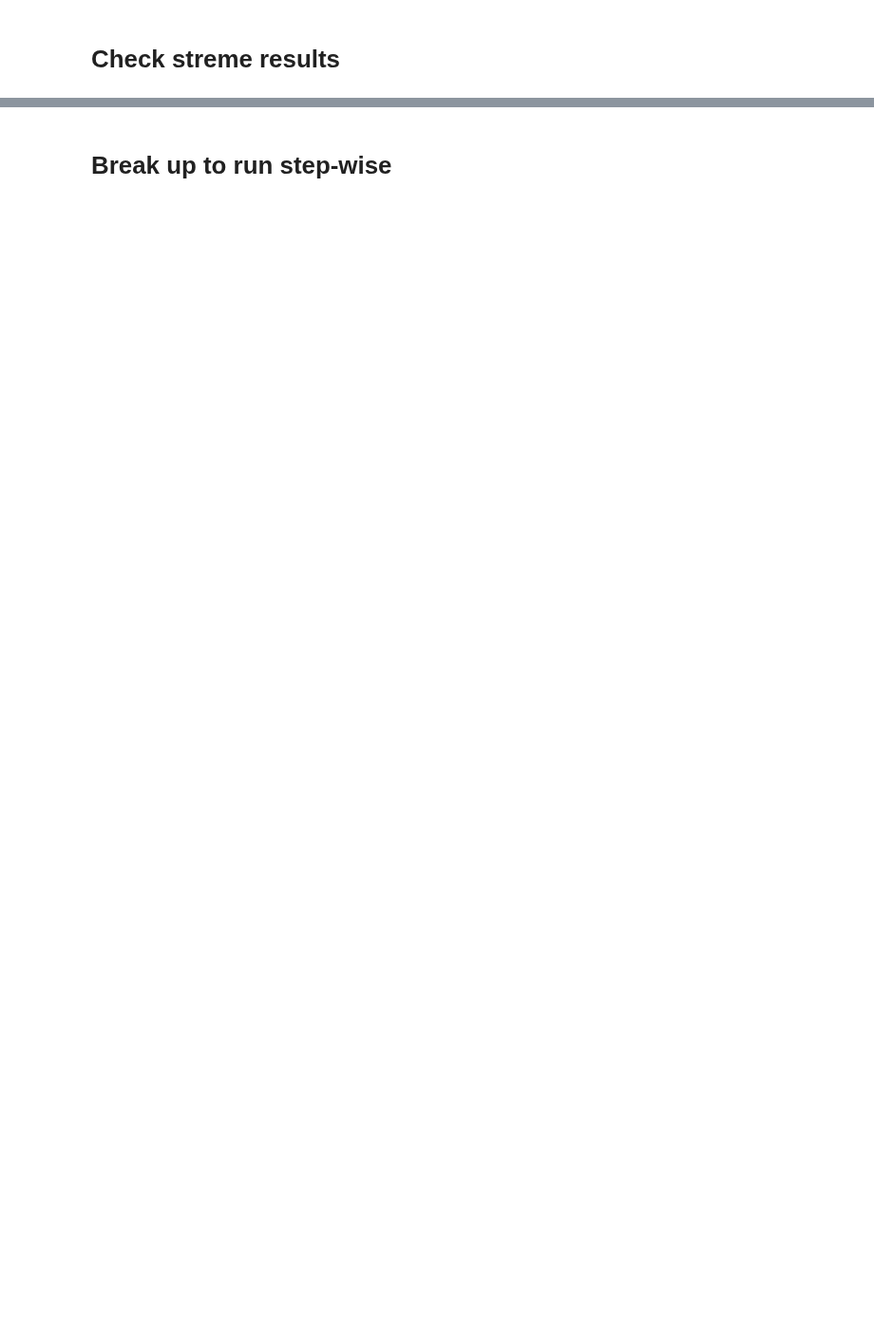
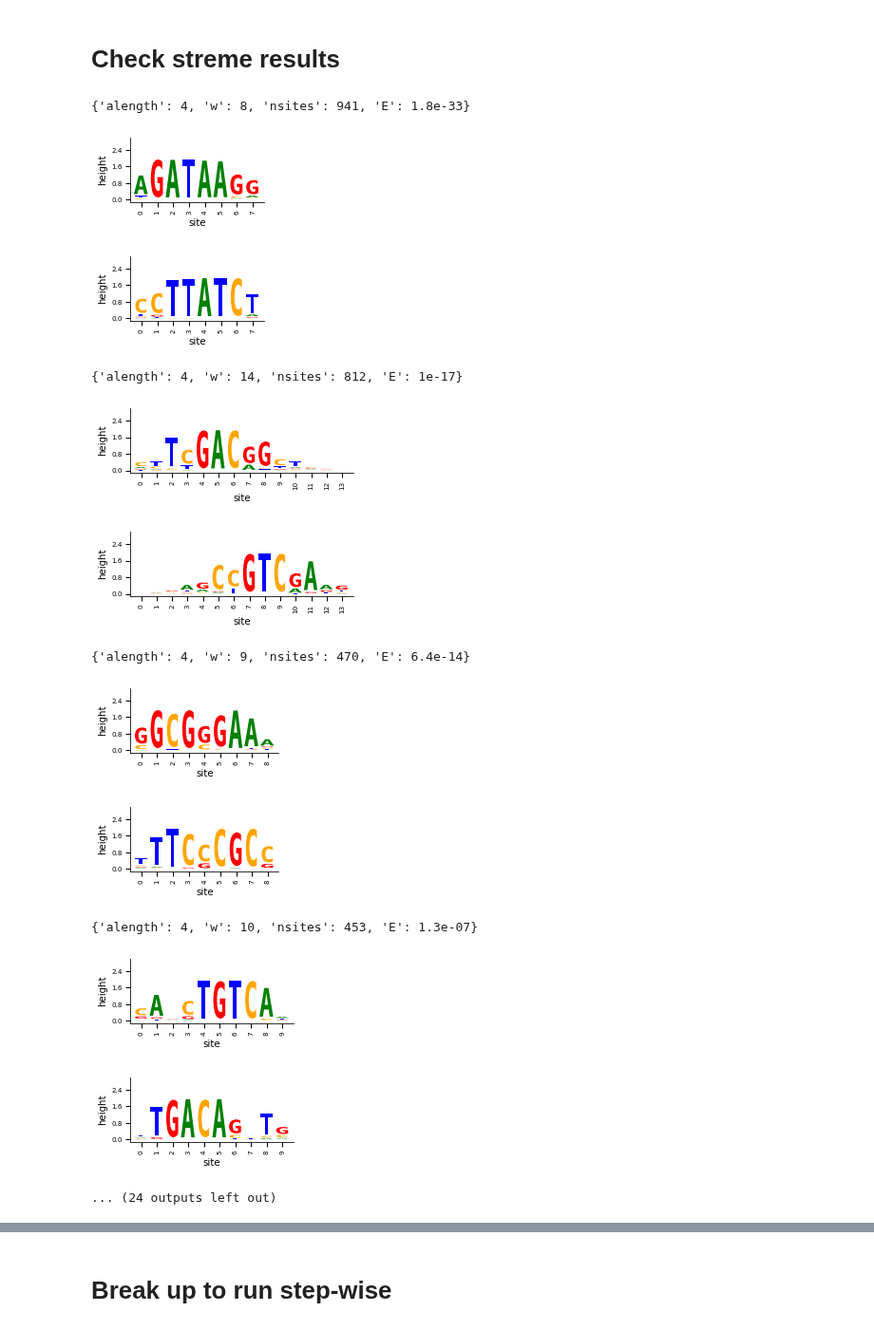
Before and after one commit to sjgosai/boda2, a Jupyter notebook: analysis/SG014__generator_api_dev/generator_interactive_test.ipynb, the cells around one changed output, grey strips where cells are left out. Shown at 95% size. Saved outputs shown, nothing was run; the diff lists cells and outputs as text; code cells hidden in the pictures; blank space fills up the shorter version.

```diff
--- a/analysis/SG014__generator_api_dev/generator_interactive_test.ipynb
+++ b/analysis/SG014__generator_api_dev/generator_interactive_test.ipynb
@@ -314,3 +321,22 @@ pen_round = 2
+# %%
+show_streme_motifs(
+    parse_streme_output(proposal_sets[pen_round]['penalty']['streme_output']['output']),
+    plot_type=ppm_to_IC
+)
+# %% [output]
+{'alength': 4, 'w': 8, 'nsites': 941, 'E': 1.8e-33}
+[figure, added]
+[figure, added]
+{'alength': 4, 'w': 14, 'nsites': 812, 'E': 1e-17}
+[figure, added]
+[figure, added]
+{'alength': 4, 'w': 9, 'nsites': 470, 'E': 6.4e-14}
+[figure, added]
+[figure, added]
+{'alength': 4, 'w': 10, 'nsites': 453, 'E': 1.3e-07}
+[figure, added]
+[figure, added]
+... (24 outputs left out)
 # %%
 show_streme_motifs(
     parse_streme_output(proposal_sets[pen_round]['penalty']['streme_output']['output']),
```
Also changed, not shown: parts of 15 cells of this notebook.
